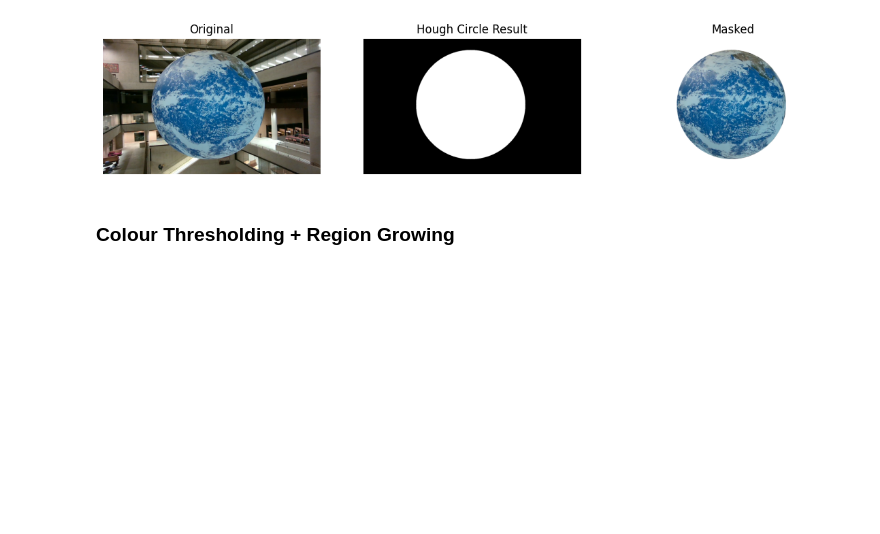
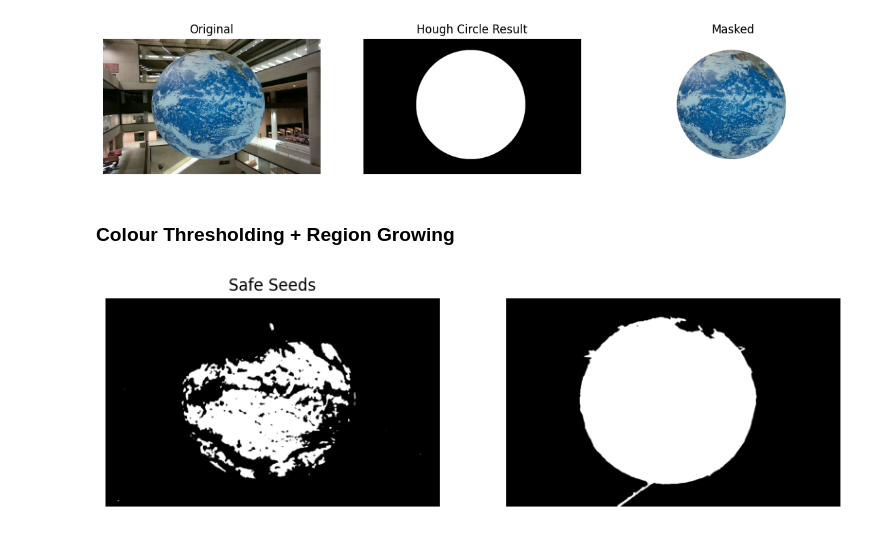
Before and after one commit to KasLoot/CV_and_Sensing, a Jupyter notebook: final/task_1.ipynb, the cells around one changed output. Cells and saved outputs as stored; diff of their text form; code cells hidden in the pictures; blank space fills up the shorter version.

```diff
--- a/final/task_1.ipynb
+++ b/final/task_1.ipynb
@@ -13,9 +11,9 @@ from tqdm import tqdm
 from collections import deque
 import cv2
 
-rgb_image = Image.open('/Users/liuyuxin/Documents/CV_and_Sensing/final/Dataset_25/Easy/images/000016.png').convert('RGB')
+rgb_image = Image.open('./Dataset_25/Easy/images/000016.png').convert('RGB')
 blurred_rgb_image = rgb_image.filter(ImageFilter.GaussianBlur(radius=2))
 hsv_image = blurred_rgb_image.convert('HSV')
-ground_truth_image = Image.open('/Users/liuyuxin/Documents/CV_and_Sensing/final/Dataset_25/Easy/masks/000016.png').convert('L')
+ground_truth_image = Image.open('./Dataset_25/Easy/masks/000016.png').convert('L')
 
 bgr_image = cv2.cvtColor(np.array(rgb_image), cv2.COLOR_RGB2BGR)
@@ -22,16 +22,17 @@ bgr_image = cv2.cvtColor(np.array(rgb_image), cv2.COLOR_RGB2BGR)
 # %%
-def threshoding(hsv_image: Image.Image, threshold: list):
+def threshoding(hsv_image: Image.Image, hue_threshold: list, saturation_threshold: int = 0) -> np.ndarray:
     hsv_image_copy = hsv_image.copy()
     hsv_array = np.array(hsv_image_copy)
 
     hue_channel = hsv_array[:, :, 0]
-    mask = (hue_channel >= threshold[0]) & (hue_channel <= threshold[1])
-    binary_image = np.ones_like(hue_channel)*255
-    binary_image[mask] = 0
+    saturation_channel = hsv_array[:, :, 1]
+    mask = (hue_channel >= hue_threshold[0]) & (hue_channel <= hue_threshold[1]) & (saturation_channel >= saturation_threshold)
+    binary_image = np.zeros_like(hue_channel)
+    binary_image[mask] = 255
 
     return binary_image
 
-threshoding_mask = threshoding(hsv_image=hsv_image, threshold=[0, 120])
+threshoding_mask = threshoding(hsv_image=hsv_image, hue_threshold=[120, 360])
 plt.imshow(threshoding_mask, cmap='gray')
 plt.axis('off')
 plt.show()
@@ -118,6 +121,9 @@ def region_growing(hsv_image: Image.Image, seed_point: tuple, threshold: int):
     hsv_image_copy = hsv_image.copy()
     hsv_array = np.array(hsv_image_copy)
     hue_channel = hsv_array[:, :, 0]
+
+    if threshold == 0:
+        return np.zeros_like(hue_channel)
 
     seeds = seed_point # Your ocean seed
     connectivity = 4 # or 8
@@ -215,26 +221,38 @@ plt.show()
 # %% [markdown]
 ### Colour Thresholding + Region Growing
 # %%
-def threshold_and_region_growing(hsv_image: Image.Image, threshold: int, saturation_threshold: int = 120):
-    binary_seeds = get_safe_ocean_seeds(hsv_image, saturation_threshold=saturation_threshold)
-    # plt.imshow(binary_seeds, cmap='gray')
-    # plt.axis('off')
+def threshold_and_region_growing(hsv_image: Image.Image, rg_threshold: int, saturation_threshold: int = 120):
+    binary_seeds = threshoding(hsv_image, hue_threshold=[140, 190], saturation_threshold=saturation_threshold)
+    plt.figure(figsize=(10,5))
+    plt.subplot(1, 2, 1)
+    plt.imshow(binary_seeds, cmap='gray')
+    plt.axis('off')
+    plt.title('Safe Seeds')
     # plt.savefig('safe_ocean_seeds.png')
-    # plt.show()
+
 
     segmented_images = []
     for y in range(0, binary_seeds.shape[0], 50):
         for x in range(0, binary_seeds.shape[1], 50):
             if binary_seeds[y, x] == 255:
                 # print(f"Seed found at: ({x}, {y})")
-                segmented_image = region_growing(hsv_image, seed_point=(x, y), threshold=threshold)
+                segmented_image = region_growing(hsv_image, seed_point=(x, y), threshold=rg_threshold)
                 segmented_images.append(segmented_image)
     # Combine all segmented images
     combined_segmented_image = np.zeros_like(binary_seeds)
     for seg_img in segmented_images:
         combined_segmented_image = np.maximum(combined_segmented_image, seg_img)
     # plt.imshow(combined_segmented_image, cmap='gray')
     # plt.axis('off')
     # plt.show()
 
     return combined_segmented_image
+
+
+mask = threshold_and_region_growing(hsv_image=hsv_image, rg_threshold=50, saturation_threshold=120)
+plt.subplot(1, 2, 2)
+plt.imshow(mask, cmap='gray')
+plt.axis('off')
+plt.show()
+# %% [output]
+[figure, added]
```
Also changed, not shown: parts of 6 cells of this notebook, 9 other files.
